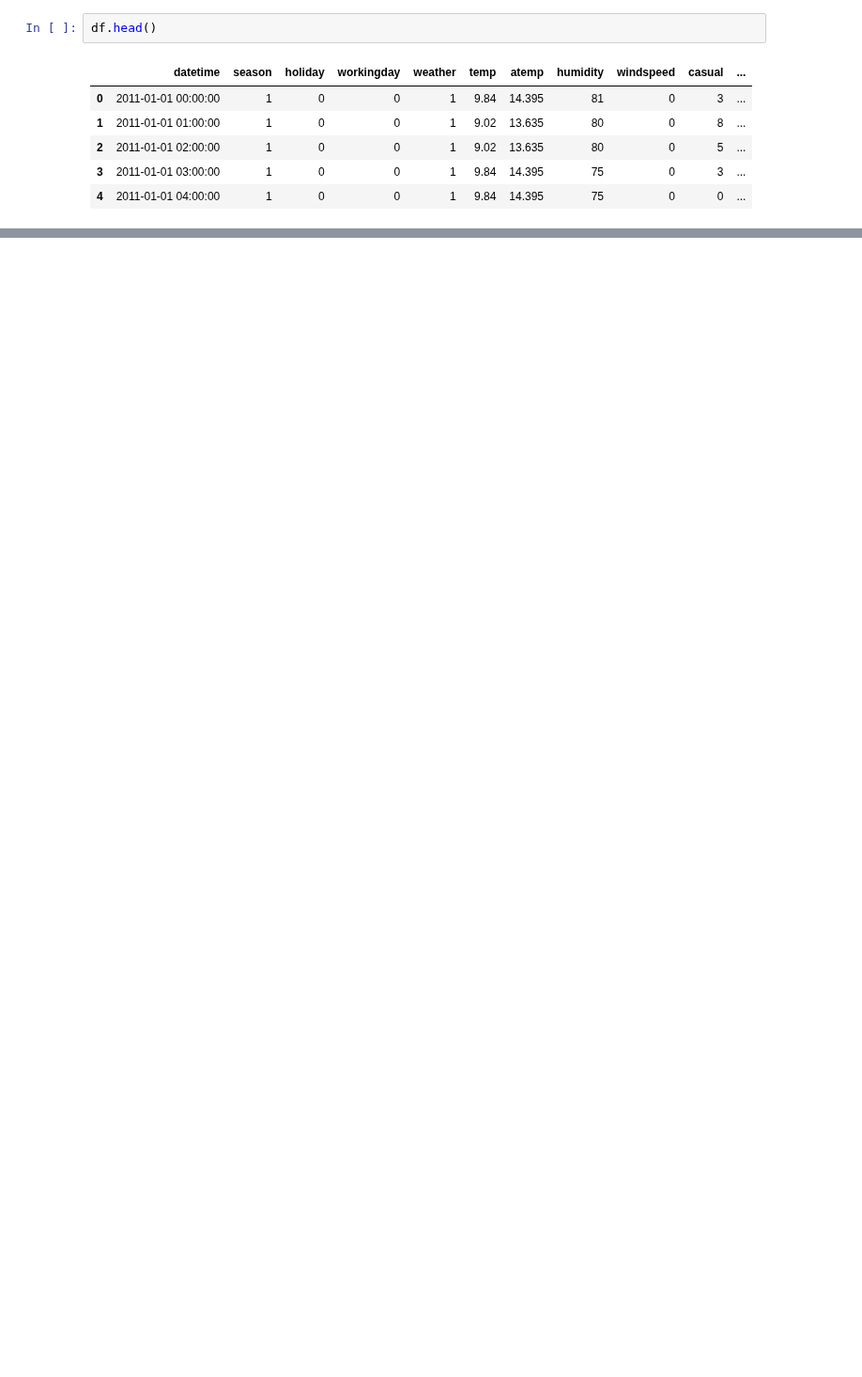
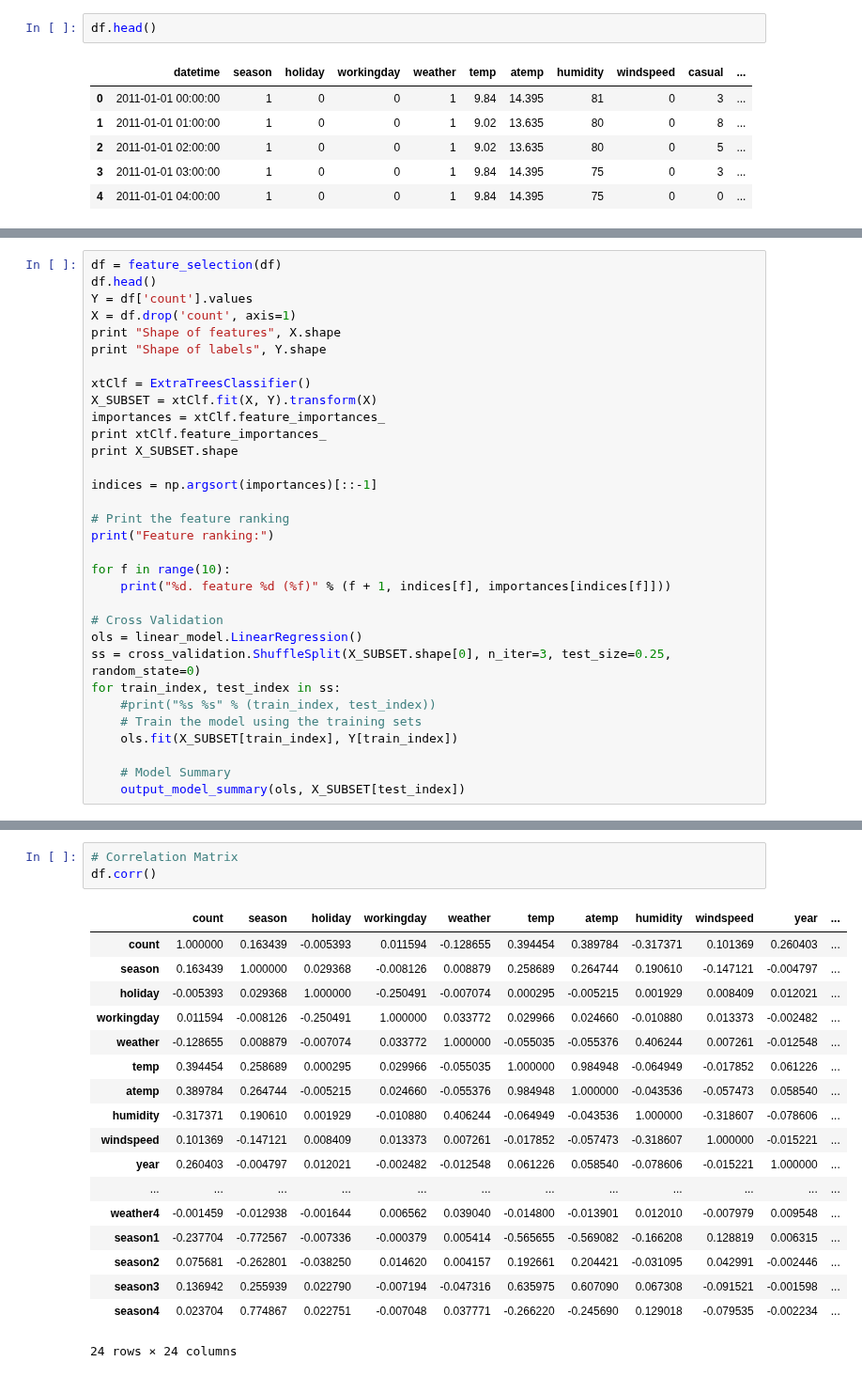
Before and after one commit to sayantansatpati/ml, a Jupyter notebook: kaggle/bike-sharing/bike-sharing-1.ipynb, the cells around one changed output, grey strips where cells are left out. Shown at 94% size. Cells and saved outputs as stored; diff of their text form; blank space fills up the shorter version.

```diff
--- a/kaggle/bike-sharing/bike-sharing-1.ipynb
+++ b/kaggle/bike-sharing/bike-sharing-1.ipynb
@@ -60,0 +136,32 @@ array([0, 1])
+# %%
+df = feature_selection(df)
+df.head()
+Y = df['count'].values
+X = df.drop('count', axis=1)
+print "Shape of features", X.shape
+print "Shape of labels", Y.shape
+
+xtClf = ExtraTreesClassifier()
+X_SUBSET = xtClf.fit(X, Y).transform(X)
+importances = xtClf.feature_importances_
+print xtClf.feature_importances_
+print X_SUBSET.shape
+
+indices = np.argsort(importances)[::-1]
+
+# Print the feature ranking
+print("Feature ranking:")
+
+for f in range(10):
+    print("%d. feature %d (%f)" % (f + 1, indices[f], importances[indices[f]]))
+
+# Cross Validation
+ols = linear_model.LinearRegression()
+ss = cross_validation.ShuffleSplit(X_SUBSET.shape[0], n_iter=3, test_size=0.25, random_state=0)
+for train_index, test_index in ss:
+    #print("%s %s" % (train_index, test_index))
+    # Train the model using the training sets
+    ols.fit(X_SUBSET[train_index], Y[train_index])
+
+    # Model Summary
+    output_model_summary(ols, X_SUBSET[test_index])
@@ -108,0 +238,22 @@ Shape of labels:  (10886, 1)
+# %%
+# Correlation Matrix
+df.corr()
+# %% [output]
+|  | count | season | holiday | workingday | weather | temp | atemp | humidity | windspeed | year | ... |
+| count | 1.000000 | 0.163439 | -0.005393 | 0.011594 | -0.128655 | 0.394454 | 0.389784 | -0.317371 | 0.101369 | 0.260403 | ... |
+| season | 0.163439 | 1.000000 | 0.029368 | -0.008126 | 0.008879 | 0.258689 | 0.264744 | 0.190610 | -0.147121 | -0.004797 | ... |
+| holiday | -0.005393 | 0.029368 | 1.000000 | -0.250491 | -0.007074 | 0.000295 | -0.005215 | 0.001929 | 0.008409 | 0.012021 | ... |
+| workingday | 0.011594 | -0.008126 | -0.250491 | 1.000000 | 0.033772 | 0.029966 | 0.024660 | -0.010880 | 0.013373 | -0.002482 | ... |
+| weather | -0.128655 | 0.008879 | -0.007074 | 0.033772 | 1.000000 | -0.055035 | -0.055376 | 0.406244 | 0.007261 | -0.012548 | ... |
+| temp | 0.394454 | 0.258689 | 0.000295 | 0.029966 | -0.055035 | 1.000000 | 0.984948 | -0.064949 | -0.017852 | 0.061226 | ... |
+| atemp | 0.389784 | 0.264744 | -0.005215 | 0.024660 | -0.055376 | 0.984948 | 1.000000 | -0.043536 | -0.057473 | 0.058540 | ... |
+| humidity | -0.317371 | 0.190610 | 0.001929 | -0.010880 | 0.406244 | -0.064949 | -0.043536 | 1.000000 | -0.318607 | -0.078606 | ... |
+| windspeed | 0.101369 | -0.147121 | 0.008409 | 0.013373 | 0.007261 | -0.017852 | -0.057473 | -0.318607 | 1.000000 | -0.015221 | ... |
+| year | 0.260403 | -0.004797 | 0.012021 | -0.002482 | -0.012548 | 0.061226 | 0.058540 | -0.078606 | -0.015221 | 1.000000 | ... |
+| ... | ... | ... | ... | ... | ... | ... | ... | ... | ... | ... | ... |
+| weather4 | -0.001459 | -0.012938 | -0.001644 | 0.006562 | 0.039040 | -0.014800 | -0.013901 | 0.012010 | -0.007979 | 0.009548 | ... |
+| season1 | -0.237704 | -0.772567 | -0.007336 | -0.000379 | 0.005414 | -0.565655 | -0.569082 | -0.166208 | 0.128819 | 0.006315 | ... |
+| season2 | 0.075681 | -0.262801 | -0.038250 | 0.014620 | 0.004157 | 0.192661 | 0.204421 | -0.031095 | 0.042991 | -0.002446 | ... |
+| season3 | 0.136942 | 0.255939 | 0.022790 | -0.007194 | -0.047316 | 0.635975 | 0.607090 | 0.067308 | -0.091521 | -0.001598 | ... |
+| season4 | 0.023704 | 0.774867 | 0.022751 | -0.007048 | 0.037771 | -0.266220 | -0.245690 | 0.129018 | -0.079535 | -0.002234 | ... |
+24 rows × 24 columns
```
Also changed, not shown: parts of 28 cells of this notebook, 1 other file.
